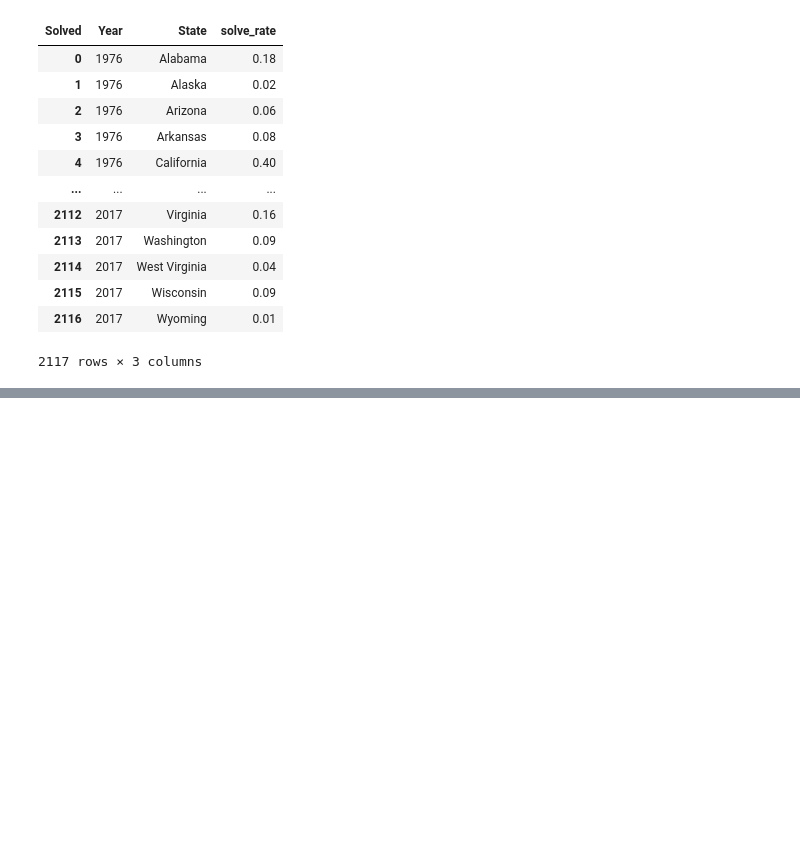
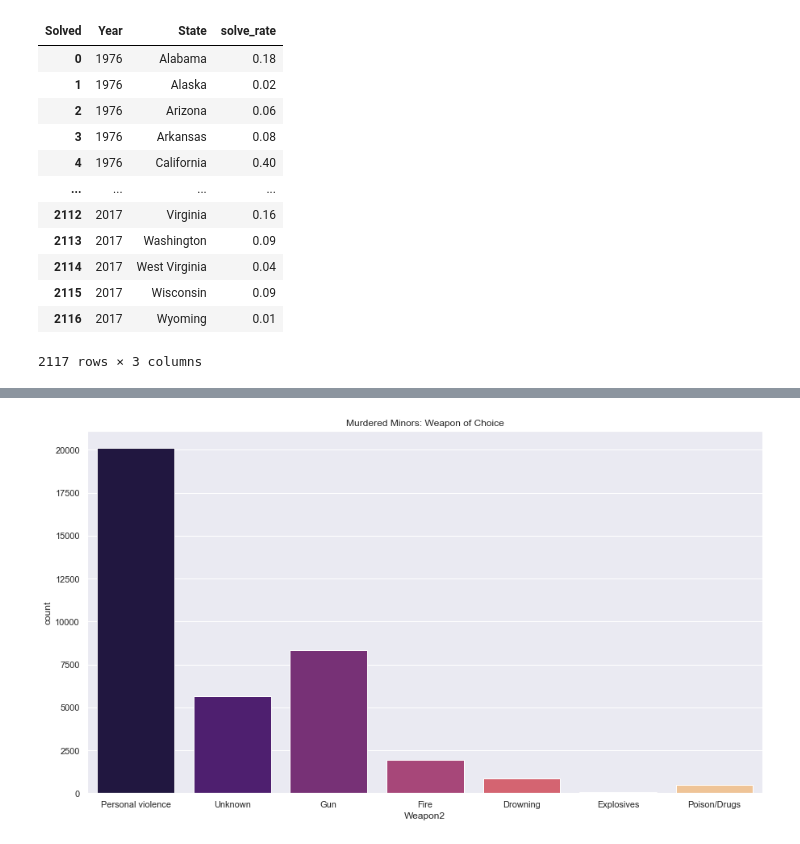
Before and after one commit to MegWilmore/MAP, a Jupyter notebook: exploration.ipynb, the cells around one changed output, grey strips where cells are left out. Cells and saved outputs as stored; diff of their text form; code cells hidden in the pictures; blank space fills up the shorter version.

```diff
--- a/exploration.ipynb
+++ b/exploration.ipynb
@@ -376,0 +492,6 @@ fig.show()
+# %%
+sns.countplot(x = 'Weapon2',  data = minors, palette = 'magma')
+plt.title('Murdered Minors: Weapon of Choice')
+plt.show()
+# %% [output]
+[figure, added]
```
Also changed, not shown: parts of 9 cells of this notebook.
